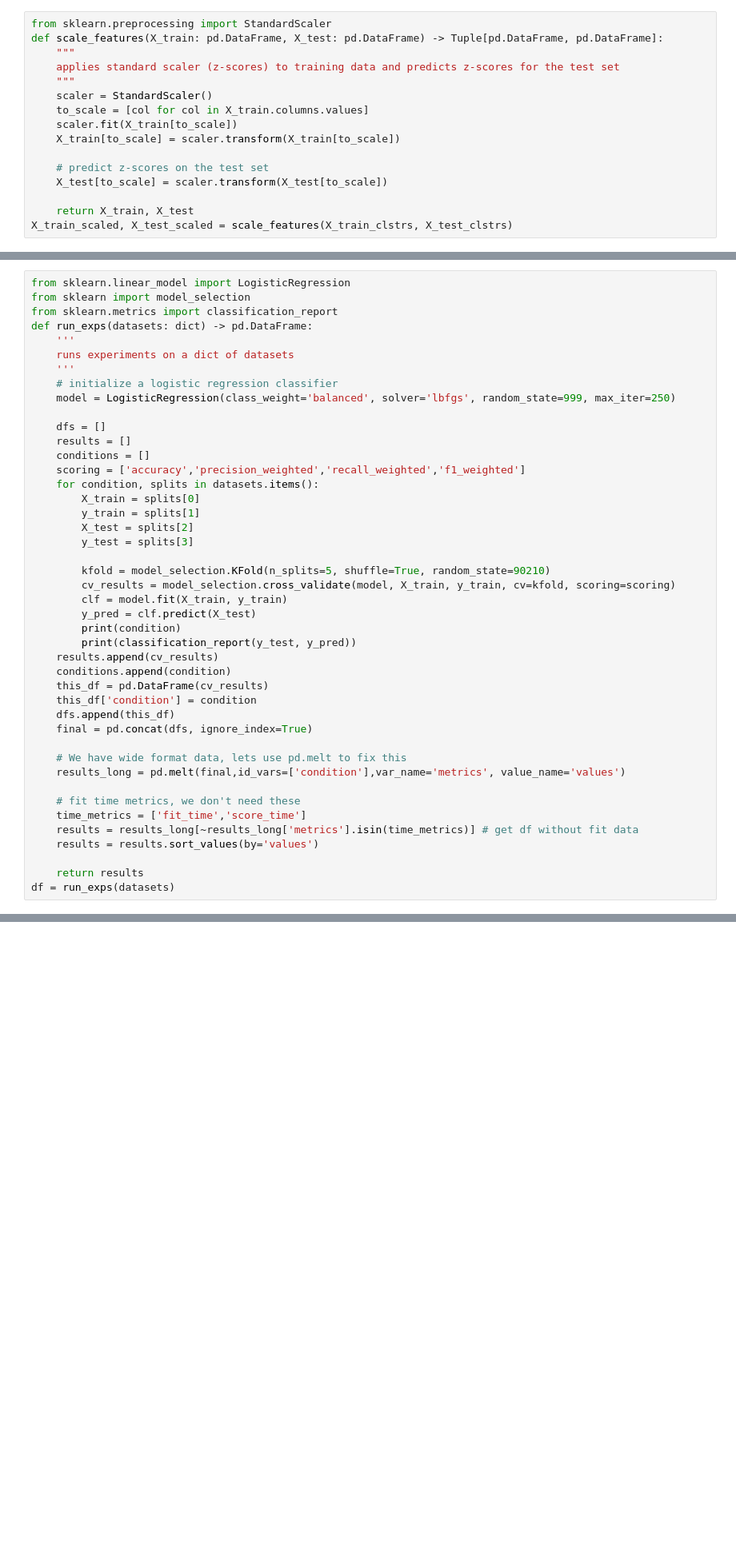
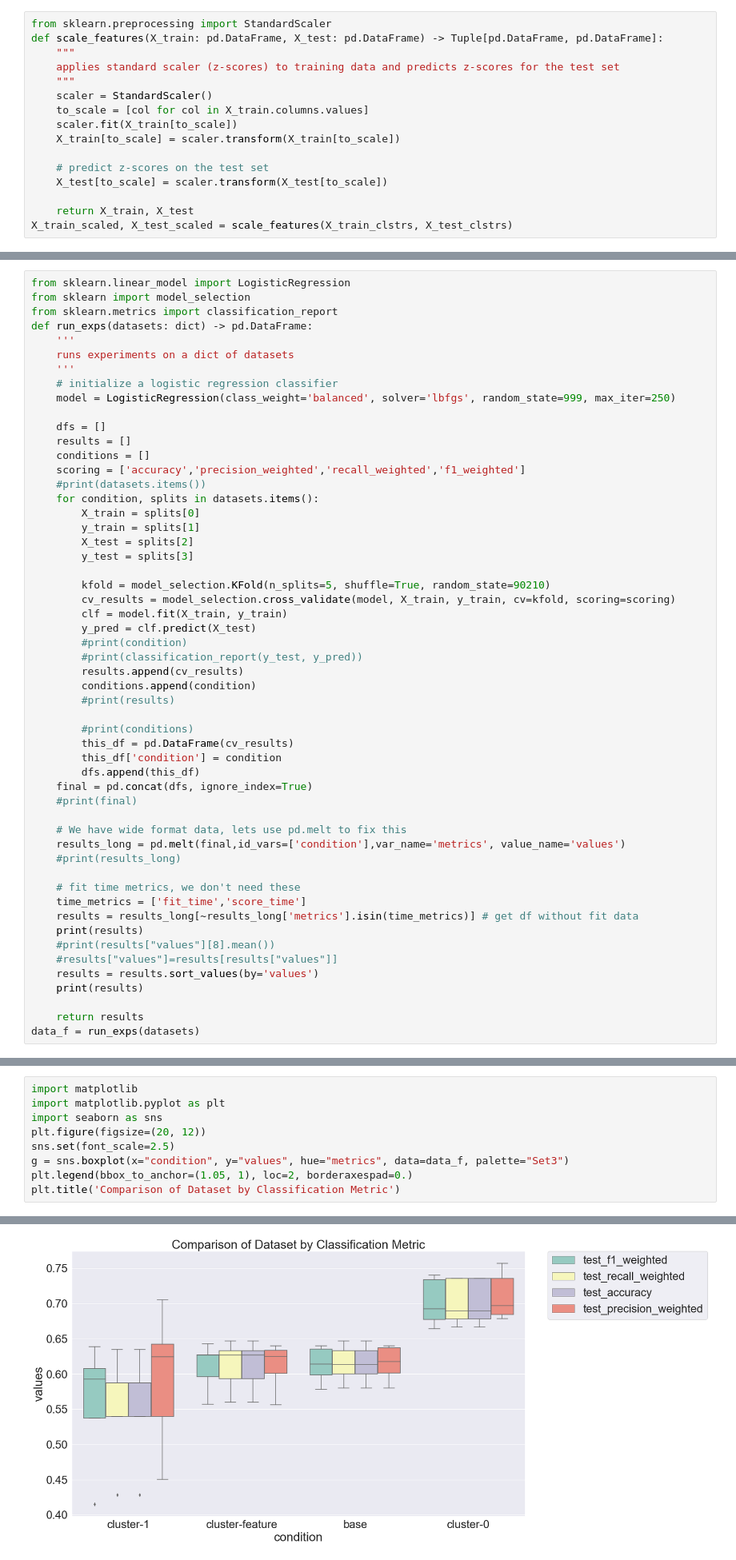
Before and after one commit to Amasterw/UR_FinalProject, a Jupyter notebook: Untitled.ipynb, the cells around one changed output, grey strips where cells are left out. Shown at 80% size. Drawn from its saved outputs; the diff is of its cells as text; blank space fills up the shorter version.

Commit message:
predicting part for k means

```diff
--- a/Untitled.ipynb
+++ b/Untitled.ipynb
@@ -209,6 +224,7 @@ def run_exps(datasets: dict) -> pd.DataFrame:
     results = []
     conditions = []
     scoring = ['accuracy','precision_weighted','recall_weighted','f1_weighted']
+    #print(datasets.items())
     for condition, splits in datasets.items():
         X_train = splits[0]
         y_train = splits[1]
@@ -219,23 +235,32 @@ def run_exps(datasets: dict) -> pd.DataFrame:
         cv_results = model_selection.cross_validate(model, X_train, y_train, cv=kfold, scoring=scoring)
         clf = model.fit(X_train, y_train)
         y_pred = clf.predict(X_test)
-        print(condition)
-        print(classification_report(y_test, y_pred))
-    results.append(cv_results)
-    conditions.append(condition)
-    this_df = pd.DataFrame(cv_results)
-    this_df['condition'] = condition
-    dfs.append(this_df)
+        #print(condition)
+        #print(classification_report(y_test, y_pred))
+        results.append(cv_results)
+        conditions.append(condition)
+        #print(results)
+
+        #print(conditions)
+        this_df = pd.DataFrame(cv_results)
+        this_df['condition'] = condition
+        dfs.append(this_df)
     final = pd.concat(dfs, ignore_index=True)
+    #print(final)
 
     # We have wide format data, lets use pd.melt to fix this
     results_long = pd.melt(final,id_vars=['condition'],var_name='metrics', value_name='values')
+    #print(results_long)
 
     # fit time metrics, we don't need these
     time_metrics = ['fit_time','score_time']
     results = results_long[~results_long['metrics'].isin(time_metrics)] # get df without fit data
+    print(results)
+    #print(results["values"][8].mean())
+    #results["values"]=results[results["values"]]
     results = results.sort_values(by='values')
+    print(results)
 
     return results
-df = run_exps(datasets)
+data_f = run_exps(datasets)
 # %% [output]
@@ -258,0 +300,10 @@ weighted avg       0.65      0.63      0.63       141
+# %%
+import matplotlib
+import matplotlib.pyplot as plt
+import seaborn as sns
+plt.figure(figsize=(20, 12))
+sns.set(font_scale=2.5)
+g = sns.boxplot(x="condition", y="values", hue="metrics", data=data_f, palette="Set3")
+plt.legend(bbox_to_anchor=(1.05, 1), loc=2, borderaxespad=0.)
+plt.title('Comparison of Dataset by Classification Metric')
+# %% [output]
@@ -258,0 +311 @@ weighted avg       0.65      0.63      0.63       141
+[figure, added]
```
Also changed, not shown: parts of 13 cells of this notebook, 3 other files.
